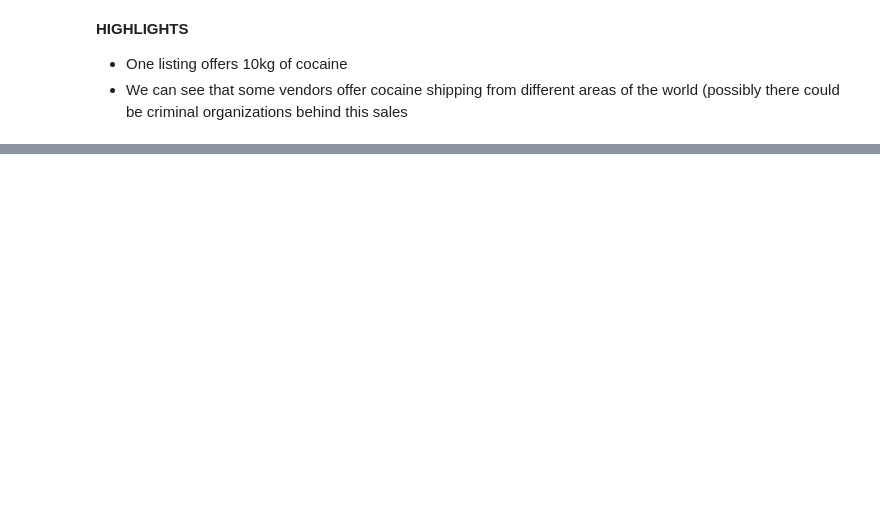
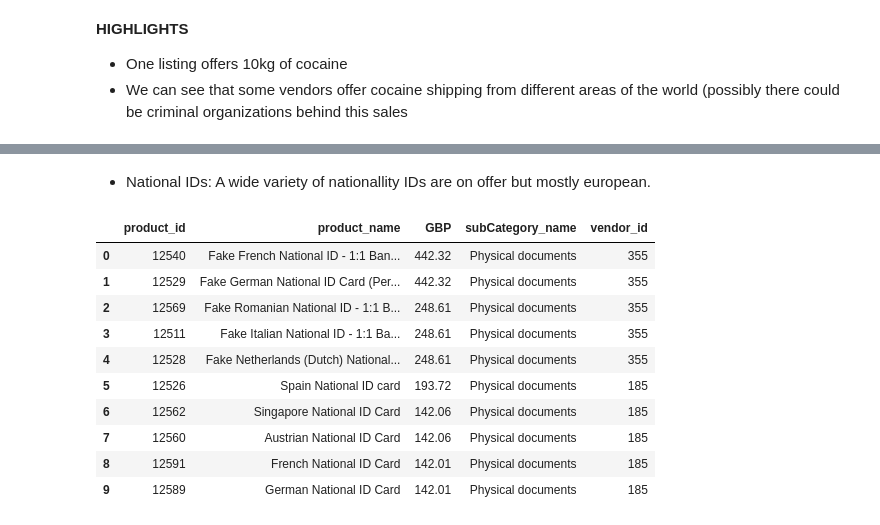
Before and after one commit to mauromsl/dark_web_datamining, a Jupyter notebook: python_src/python_analysis.ipynb, the cells around one changed output, grey strips where cells are left out. Drawn from its saved outputs; the diff is of its cells as text; code cells hidden in the pictures; blank space fills up the shorter version.

```diff
--- a/python_src/python_analysis.ipynb
+++ b/python_src/python_analysis.ipynb
@@ -579,0 +697,23 @@ cocaine_listings[[
+# %% [markdown]
+  - National IDs: A wide variety of nationallity IDs are on offer but mostly european.
+# %%
+db.pandas_query('''
+    SELECT A.product_id, A.product_name, A.GBP, B.subCategory_name, A.vendor_id
+    FROM dark_web.tblProduct A
+    JOIN tblSubCategory B ON B.subCategory_id = A.subCategory_id
+    WHERE A.product_name LIKE '%National id%'
+    AND B.subCategory_name = 'Physical documents'
+    ORDER BY GBP DESC;
+    ''')
+# %% [output]
+|  | product_id | product_name | GBP | subCategory_name | vendor_id |
+| 0 | 12540 | Fake French National ID - 1:1 Ban... | 442.32 | Physical documents | 355 |
+| 1 | 12529 | Fake German National ID Card (Per... | 442.32 | Physical documents | 355 |
+| 2 | 12569 | Fake Romanian National ID - 1:1 B... | 248.61 | Physical documents | 355 |
+| 3 | 12511 | Fake Italian National ID - 1:1 Ba... | 248.61 | Physical documents | 355 |
+| 4 | 12528 | Fake Netherlands (Dutch) National... | 248.61 | Physical documents | 355 |
+| 5 | 12526 | Spain National ID card | 193.72 | Physical documents | 185 |
+| 6 | 12562 | Singapore National ID Card | 142.06 | Physical documents | 185 |
+| 7 | 12560 | Austrian National ID Card | 142.06 | Physical documents | 185 |
+| 8 | 12591 | French National ID Card | 142.01 | Physical documents | 185 |
+| 9 | 12589 | German National ID Card | 142.01 | Physical documents | 185 |
```
Also changed, not shown: parts of 18 cells of this notebook, 1 other file.
